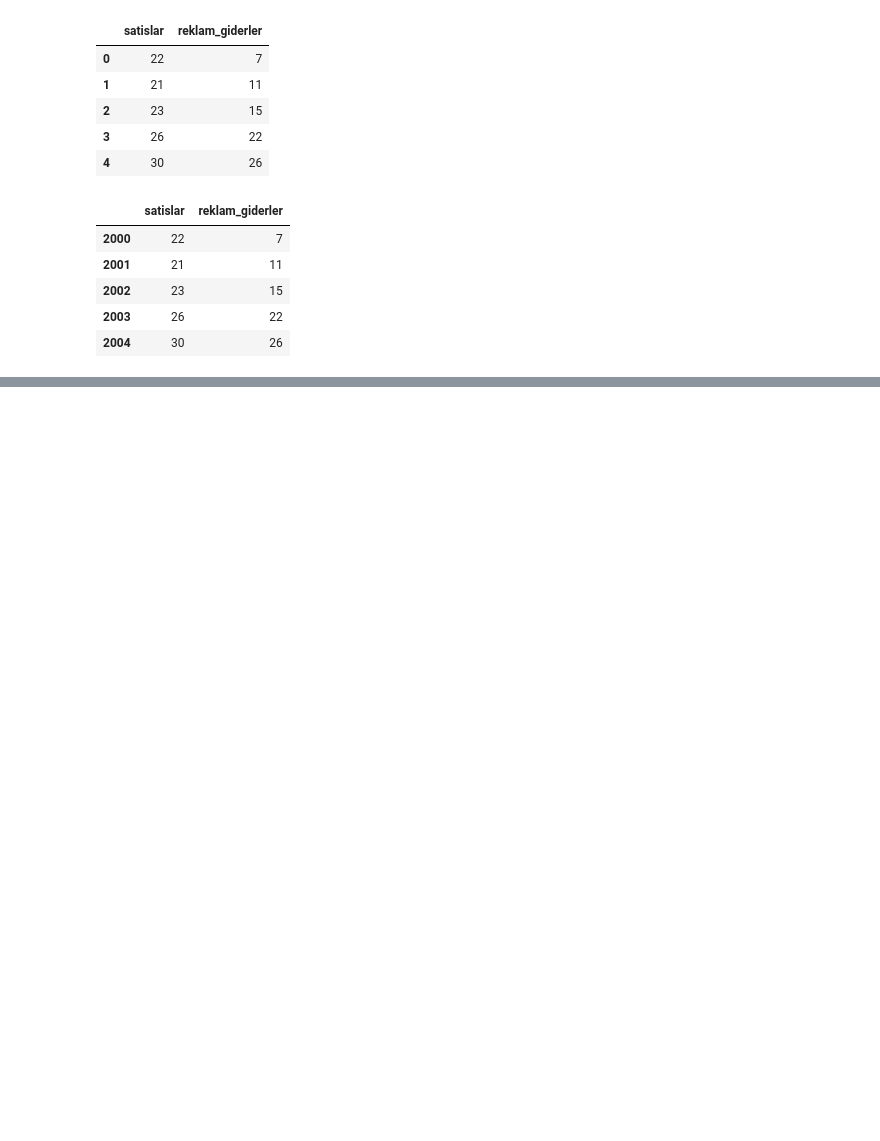
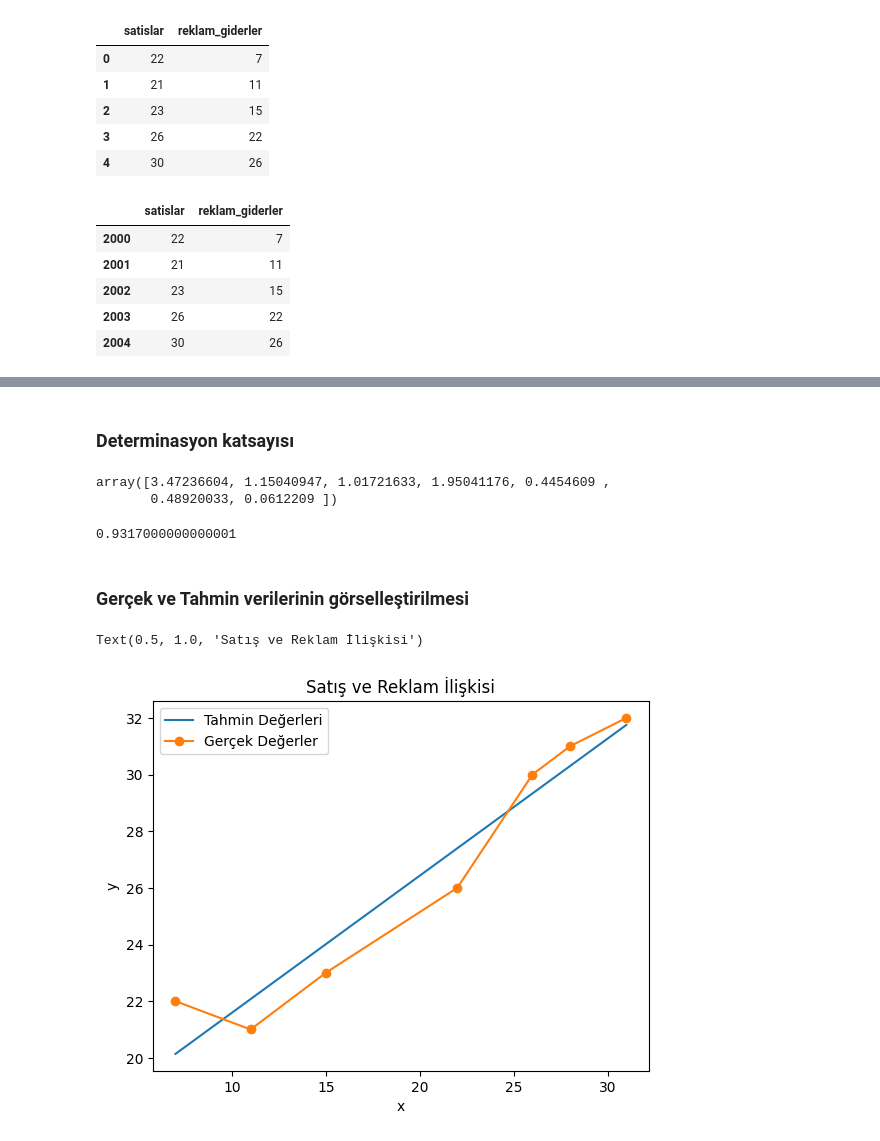
Before and after one commit to akalinirem/data_mining, a Jupyter notebook: pages/regression_analysis.ipynb, the cells around one changed output, grey strips where cells are left out. Saved outputs shown, nothing was run; the diff lists cells and outputs as text; code cells hidden in the pictures; blank space fills up the shorter version.

```diff
--- a/pages/regression_analysis.ipynb
+++ b/pages/regression_analysis.ipynb
@@ -56,0 +72,2 @@ plt.
+# %%
+lineer_model = LinearRegression()
@@ -56,0 +80,4 @@ plt.
+# %%
+# (satır sayısı,sütun) ---> satır sayısı önemli değil bu yüzden -1 ama sütun sayısı 1 olmalı.
+reklam_giderler = reklam_giderler.reshape(-1,1) # İki boyutlu dizi.(2D)
+reklam_giderler
@@ -56,0 +94,3 @@ plt.
+# %%
+# Bunun 2 boyutlu yani sütunlu değer istemesinin sebebi tablo görünümü istemesidir.
+lineer_model.fit(X=reklam_giderler, y=satislar)
@@ -56,0 +120,3 @@ plt.
+# %%
+# Tahmin değerler.
+satislar_tahmin = lineer_model.predict(reklam_giderler)
@@ -56,0 +141,9 @@ plt.
+# %% [markdown]
+### Determinasyon katsayısı
+# %%
+hatalarin_karesi = np.square(hatalar)
+hatalarin_karesi
+# hatalarin_karesi = hatalar**2
+# %% [output]
+array([3.47236604, 1.15040947, 1.01721633, 1.95041176, 0.4454609 ,
+       0.48920033, 0.0612209 ])
@@ -56,0 +154,16 @@ plt.
+# %%
+r_2
+# %% [output]
+0.9317000000000001
+# %% [markdown]
+### Gerçek ve Tahmin verilerinin görselleştirilmesi
+# %%
+plt.plot(reklam_giderler, satislar_tahmin, label='Tahmin Değerleri')
+plt.plot(reklam_giderler, satislar, label='Gerçek Değerler', marker='o')
+plt.legend()
+plt.xlabel('x')
+plt.ylabel('y')
+plt.title('Satış ve Reklam İlişkisi')
+# %% [output]
+Text(0.5, 1.0, 'Satış ve Reklam İlişkisi')
+[figure, added]
```
Also changed, not shown: parts of 25 cells of this notebook.
